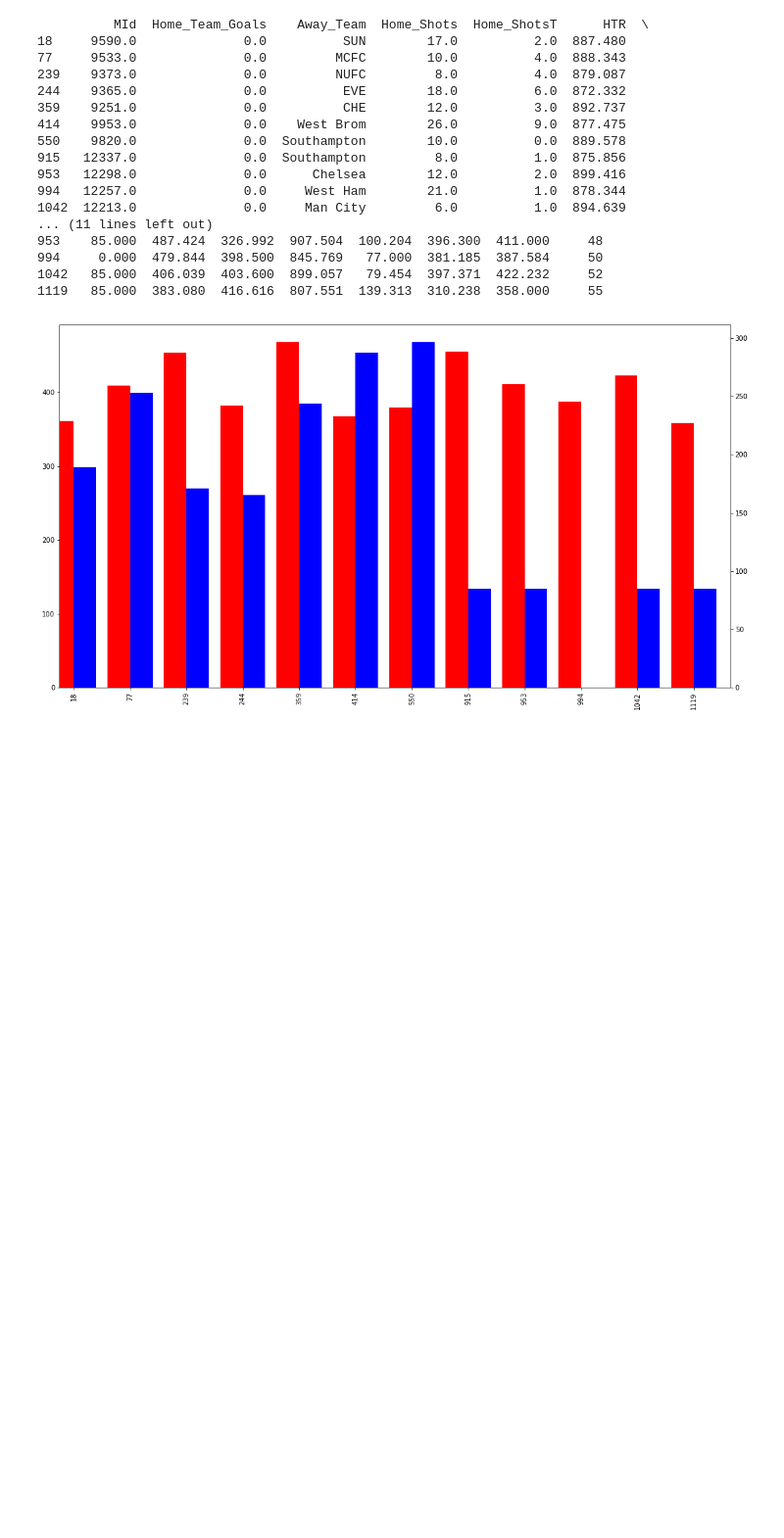
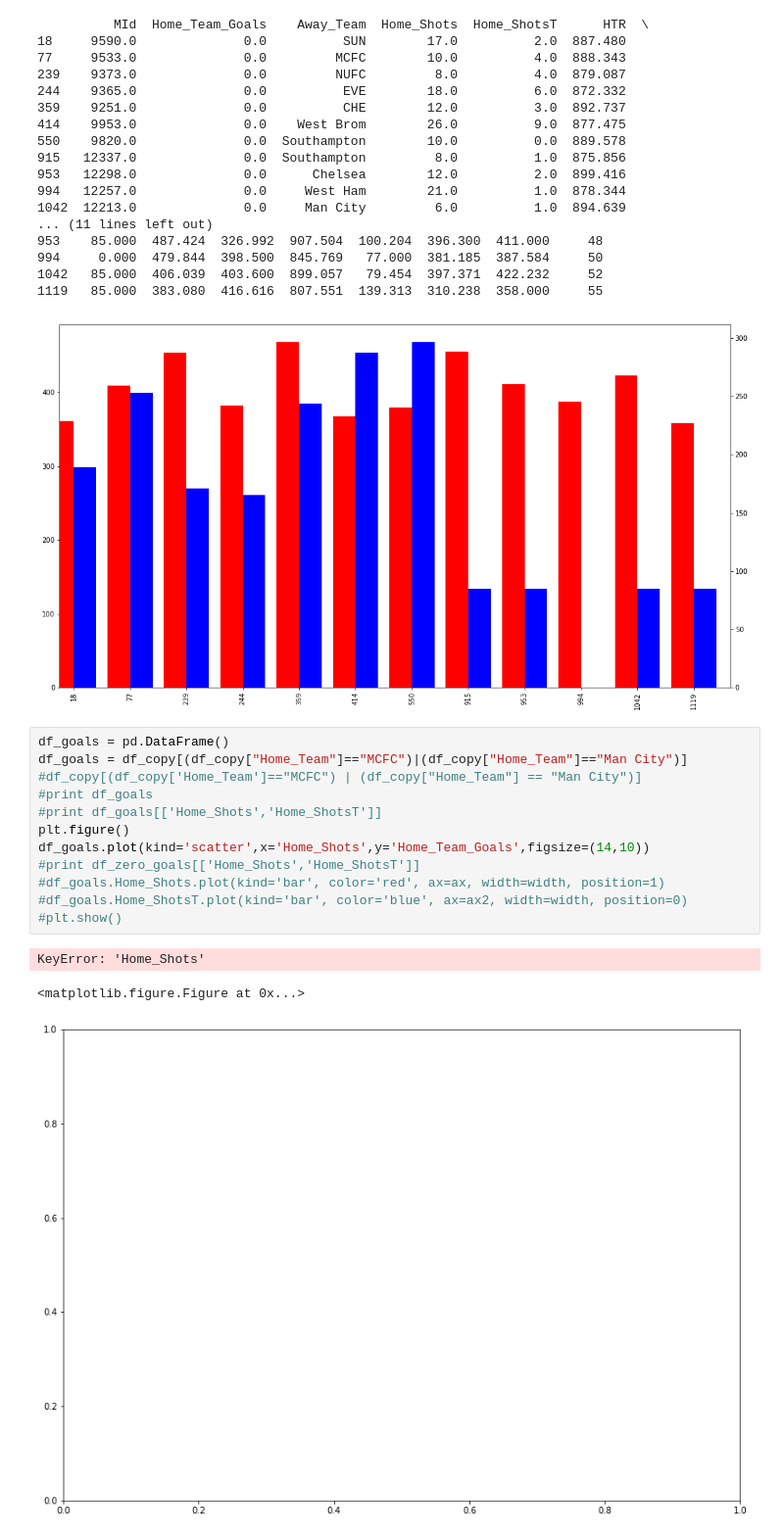
Before and after one commit to shriya17/Prolego, a Jupyter notebook: Analysis/Untitled.ipynb, the cells around one changed output. Shown at 98% size. Cells and saved outputs as stored; diff of their text form; blank space fills up the shorter version.

Commit message:
Correlation visualisation

```diff
--- a/Analysis/Untitled.ipynb
+++ b/Analysis/Untitled.ipynb
@@ -112,4 +115,20 @@ plt.show()
 1042   85.000  406.039  403.600  899.057   79.454  397.371  422.232     52
 1119   85.000  383.080  416.616  807.551  139.313  310.238  358.000     55
 [figure]
+# %%
+df_goals = pd.DataFrame()
+df_goals = df_copy[(df_copy["Home_Team"]=="MCFC")|(df_copy["Home_Team"]=="Man City")]
+#df_copy[(df_copy['Home_Team']=="MCFC") | (df_copy["Home_Team"] == "Man City")]
+#print df_goals
+#print df_goals[['Home_Shots','Home_ShotsT']]
+plt.figure()
+df_goals.plot(kind='scatter',x='Home_Shots',y='Home_Team_Goals',figsize=(14,10))
+#print df_zero_goals[['Home_Shots','Home_ShotsT']]
+#df_goals.Home_Shots.plot(kind='bar', color='red', ax=ax, width=width, position=1)
+#df_goals.Home_ShotsT.plot(kind='bar', color='blue', ax=ax2, width=width, position=0)
+#plt.show()
+# %% [output]
+KeyError: 'Home_Shots'
+<matplotlib.figure.Figure at 0x...>
+[figure, added]
 # %%
```
Also changed, not shown: parts of 2 cells of this notebook, 1 other file.
